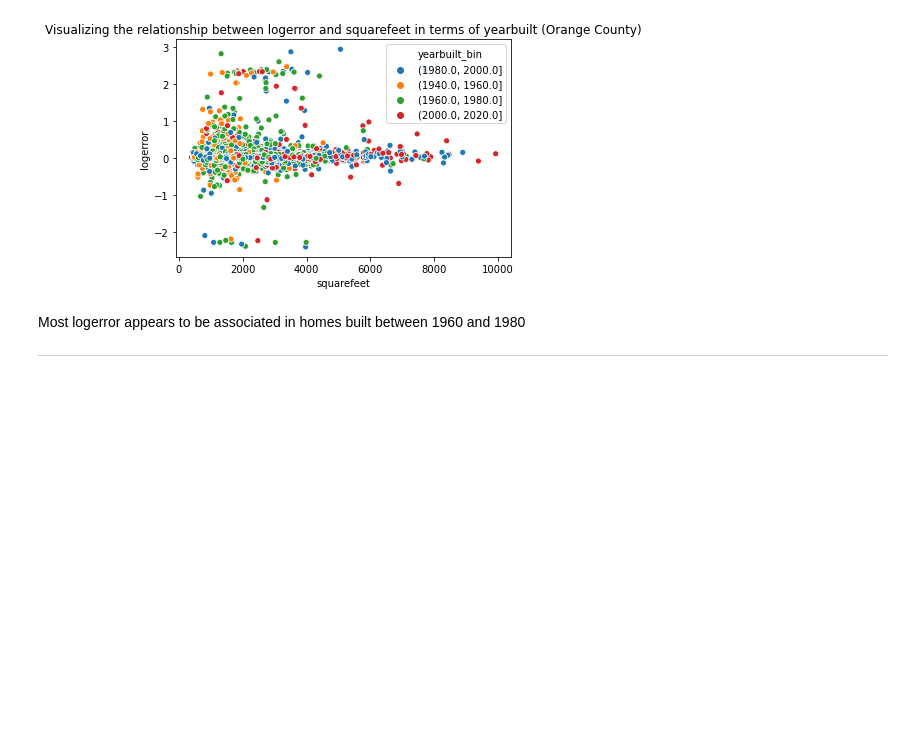
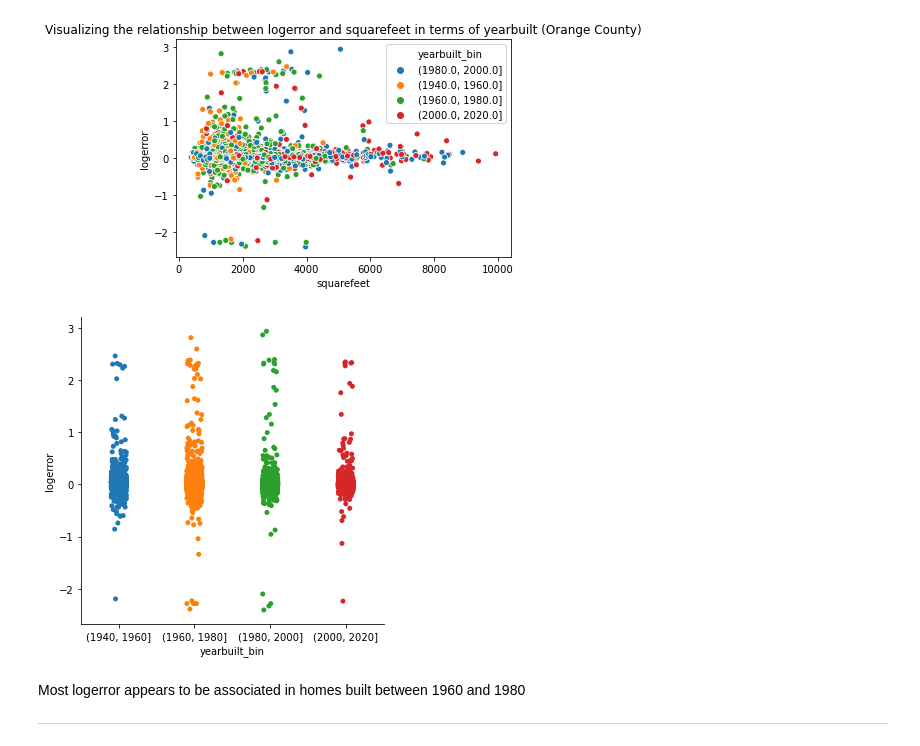
Before and after one commit to CSolitaire/clustering-exercises, a Jupyter notebook: explore_zillow.ipynb, the cells around one changed output. Cells and saved outputs as stored; diff of their text form; code cells hidden in the pictures; blank space fills up the shorter version.

```diff
--- a/explore_zillow.ipynb
+++ b/explore_zillow.ipynb
@@ -705,6 +717,12 @@ plt.title("Visualizing the relationship between logerror and squarefeet in terms
 plt.show()
 # %% [output]
 [figure]
+# %%
+# Visualize error per bin
+sns.catplot(x="yearbuilt_bin", y="logerror", data=or_df)
+plt.show()
+# %% [output]
+[figure, added]
 # %% [markdown]
 Most logerror appears to be associated in homes built between 1960 and 1980
 
```
Also changed, not shown: parts of 8 cells of this notebook.
